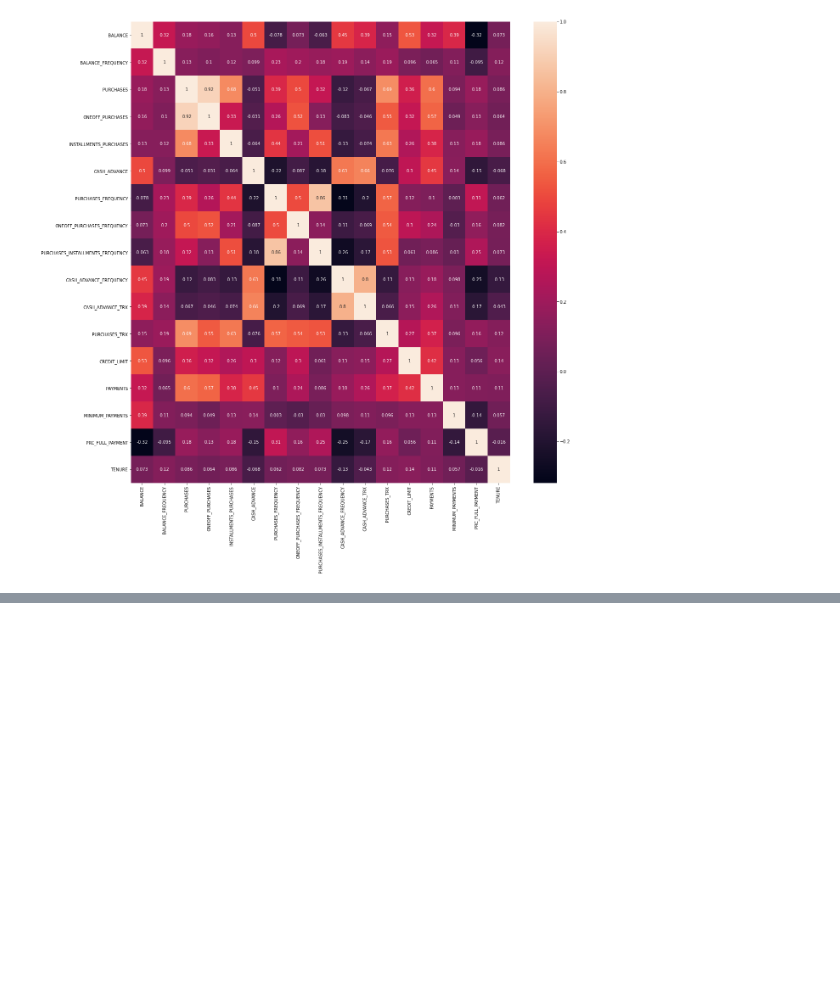
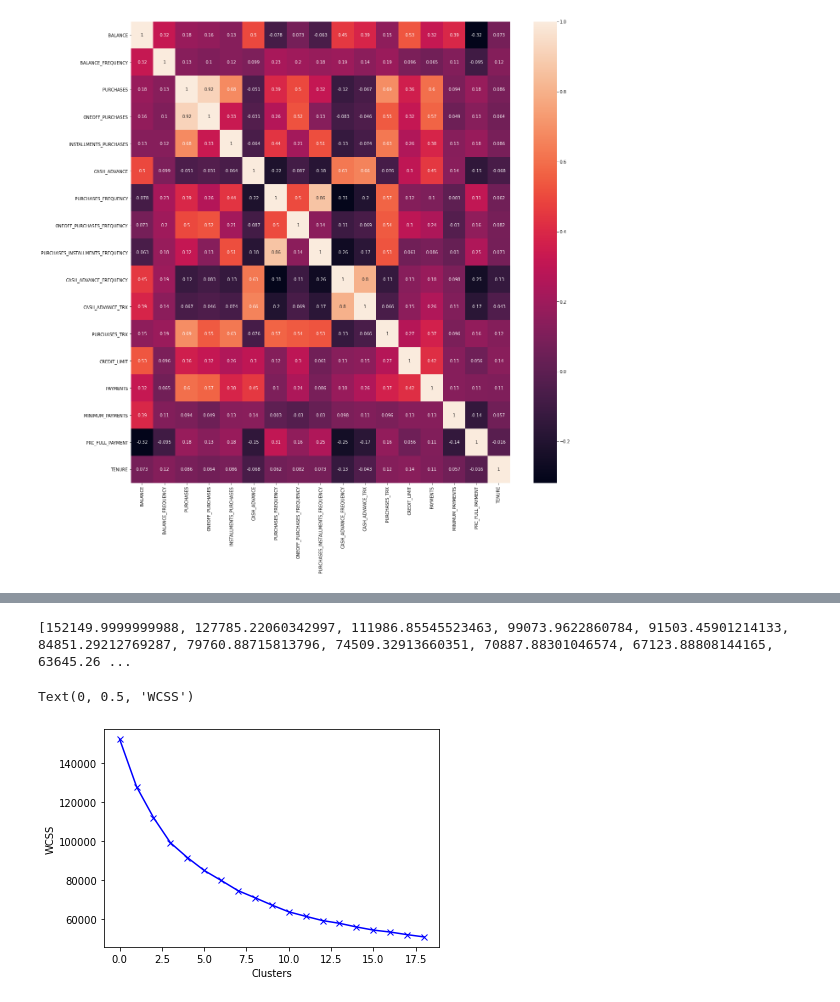
Before and after one commit to Paulo-Rodrigues/data_analysis_projects, a Jupyter notebook: mkt/Untitled.ipynb, the cells around one changed output, grey strips where cells are left out. Drawn from its saved outputs; the diff is of its cells as text; code cells hidden in the pictures; blank space fills up the shorter version.

```diff
--- a/mkt/Untitled.ipynb
+++ b/mkt/Untitled.ipynb
@@ -168,0 +173,3 @@ sns.heatmap(correlations, annot=True)
+# %%
+scaler = StandardScaler()
+scaled_df = scaler.fit_transform(df)
@@ -168,0 +196,18 @@ sns.heatmap(correlations, annot=True)
+# %%
+wcss1 = []
+range_values = range(1, 20)
+for i in range_values:
+    kmeans = KMeans(n_clusters=i)
+    kmeans.fit(scaled_df)
+    wcss1.append(kmeans.inertia_)
+# %%
+print(wcss1)
+# %% [output]
+[152149.9999999988, 127785.22060342997, 111986.85545523463, 99073.9622860784, 91503.45901214133, 84851.29212769287, 79760.88715813796, 74509.32913660351, 70887.88301046574, 67123.88808144165, 63645.26 ...
+# %%
+plt.plot(wcss1, 'bx-')
+plt.xlabel('Clusters')
+plt.ylabel('WCSS')
+# %% [output]
+Text(0, 0.5, 'WCSS')
+[figure, added]
```
Also changed, not shown: parts of 3 cells of this notebook.
